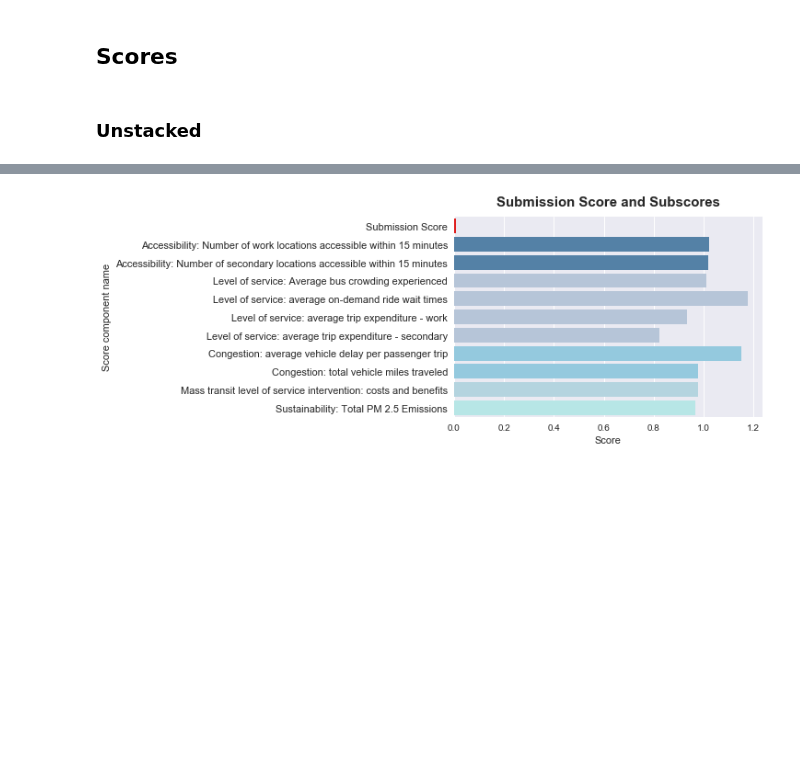
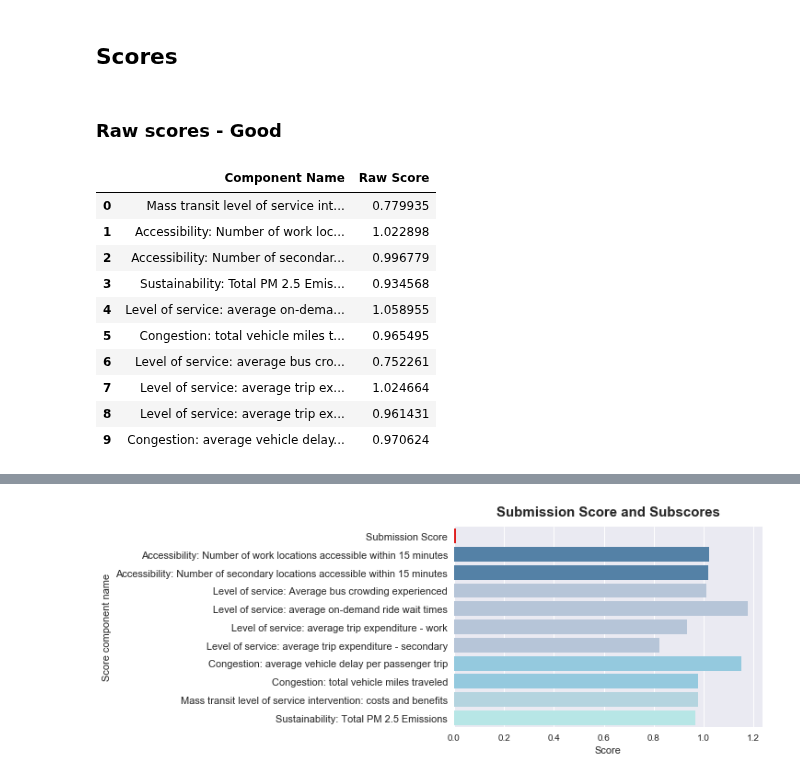
Before and after one commit to bistro-its-berkeley/BISTRO-Starter-Kit, a Jupyter notebook: utilities/Visualization_outputs.ipynb, the cells around one changed output, grey strips where cells are left out. Saved outputs shown, nothing was run; the diff lists cells and outputs as text; code cells hidden in the pictures; blank space fills up the shorter version.

```diff
--- a/utilities/Visualization_outputs.ipynb
+++ b/utilities/Visualization_outputs.ipynb
@@ -56,2 +56,20 @@ scores_data = path.join(warm_start_output_path, "competition/submissionScores.cs
-# %% [markdown]
-### Unstacked
+# %% [markdown]
+### Raw scores - Good
+# %%
+scores_data = scores_data_random_good
+scores = pd.read_csv(scores_data)
+scores = scores.loc[:,["Component Name","Raw Score"]]
+scores = scores.drop(index = 10, axis = 0)
+scores
+# %% [output]
+|  | Component Name | Raw Score |
+| 0 | Mass transit level of service int... | 0.779935 |
+| 1 | Accessibility: Number of work loc... | 1.022898 |
+| 2 | Accessibility: Number of secondar... | 0.996779 |
+| 3 | Sustainability: Total PM 2.5 Emis... | 0.934568 |
+| 4 | Level of service: average on-dema... | 1.058955 |
+| 5 | Congestion: total vehicle miles t... | 0.965495 |
+| 6 | Level of service: average bus cro... | 0.752261 |
+| 7 | Level of service: average trip ex... | 1.024664 |
+| 8 | Level of service: average trip ex... | 0.961431 |
+| 9 | Congestion: average vehicle delay... | 0.970624 |
```
Also changed, not shown: parts of 9 cells of this notebook.
